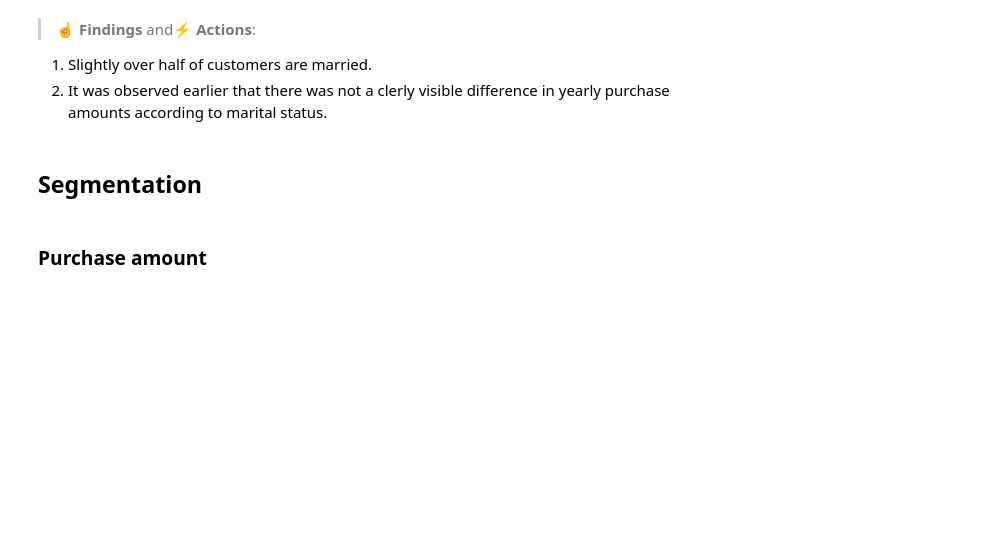
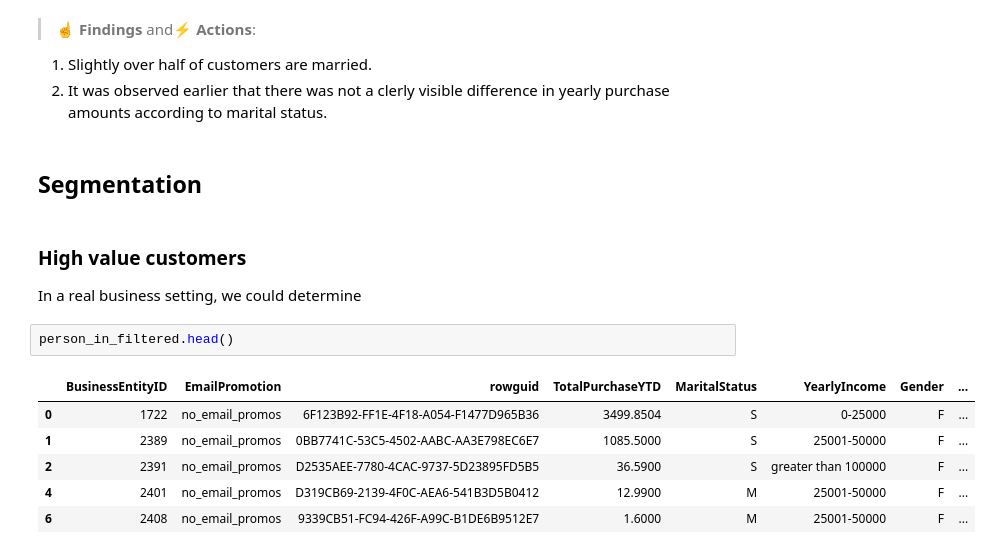
Before and after one commit to jamesrichardbunting/customer_segmentation, a Jupyter notebook: customer_segmentation.ipynb, the cells around one changed output. Drawn from its saved outputs; the diff is of its cells as text; blank space fills up the shorter version.

```diff
--- a/customer_segmentation.ipynb
+++ b/customer_segmentation.ipynb
@@ -547,5 +549,16 @@ Name: proportion, dtype: float64
 2. It was observed earlier that there was not a clerly visible difference in yearly purchase amounts according to marital status.
 # %% [markdown]
 ## Segmentation
-# %% [markdown]
-### Purchase amount
+# %% [markdown]
+### High value customers
+
+In a real business setting, we could determine
+# %%
+person_in_filtered.head()
+# %% [output]
+|  | BusinessEntityID | EmailPromotion | rowguid | TotalPurchaseYTD | MaritalStatus | YearlyIncome | Gender | ... |
+| 0 | 1722 | no_email_promos | 6F123B92-FF1E-4F18-A054-F1477D965B36 | 3499.8504 | S | 0-25000 | F | ... |
+| 1 | 2389 | no_email_promos | 0BB7741C-53C5-4502-AABC-AA3E798EC6E7 | 1085.5000 | S | 25001-50000 | F | ... |
+| 2 | 2391 | no_email_promos | D2535AEE-7780-4CAC-9737-5D23895FD5B5 | 36.5900 | S | greater than 100000 | F | ... |
+| 4 | 2401 | no_email_promos | D319CB69-2139-4F0C-AEA6-541B3D5B0412 | 12.9900 | M | 25001-50000 | F | ... |
+| 6 | 2408 | no_email_promos | 9339CB51-FC94-426F-A99C-B1DE6B9512E7 | 1.6000 | M | 25001-50000 | F | ... |
```
Also changed, not shown: parts of 6 cells of this notebook, 2 other files.
